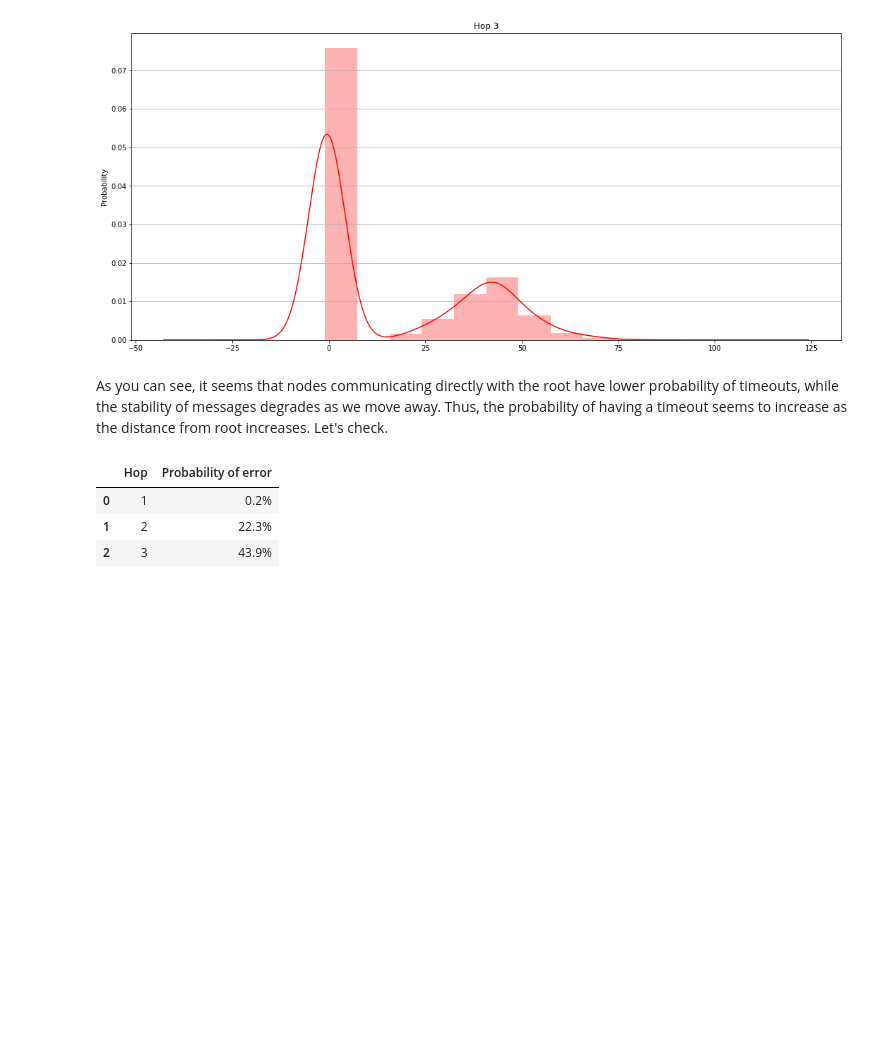
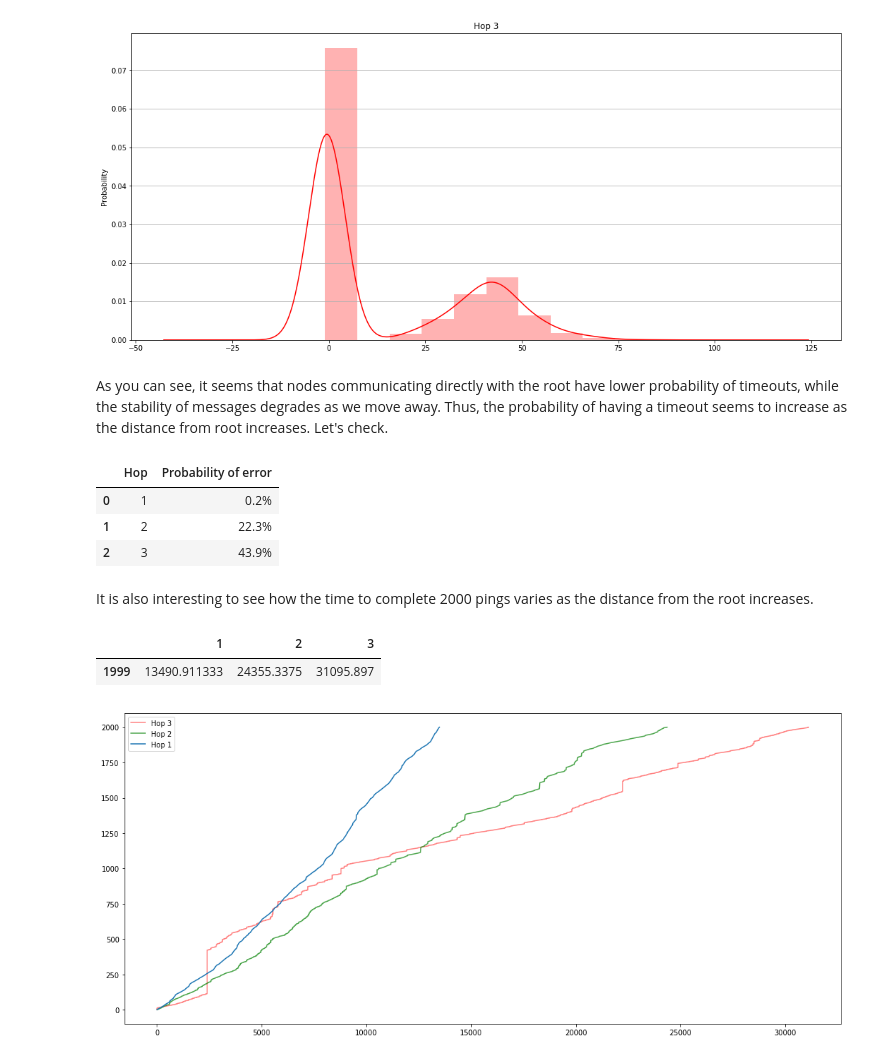
Before and after one commit to lucamaiano/data-driven-intrusion-detection, a Jupyter notebook: ExploratoryAnalysis.ipynb, the cells around one changed output. Drawn from its saved outputs; the diff is of its cells as text; code cells hidden in the pictures; blank space fills up the shorter version.

```diff
--- a/ExploratoryAnalysis.ipynb
+++ b/ExploratoryAnalysis.ipynb
@@ -191,3 +191,41 @@ pd.DataFrame([[h, str(hop_nodes[h].loc[hop_nodes[h] < 0].count()/hop_nodes[h].co
 | 0 | 1 | 0.2% |
 | 1 | 2 | 22.3% |
 | 2 | 3 | 43.9% |
+# %% [markdown]
+It is also interesting to see how the time to complete 2000 pings varies as the distance from the root increases.
+# %%
+time_nodes = {}
+for h in hops:
+    for time in hop_nodes[h].keys():
+        if h not in time_nodes:
+            if hop_nodes[h][time] < 0:
+                time_nodes[h] = [0.0]
+            else:
+                time_nodes[h] = [hop_nodes[h][time]]
+        else:
+            if hop_nodes[h][time] < 0:
+                time_nodes[h].append(time_nodes[h][-1])
+            else:
+                time_nodes[h].append(time_nodes[h][-1] + hop_nodes[h][time])
+
+time_nodes = pd.DataFrame(time_nodes)
+time_nodes.tail(1)
+# %% [output]
+|  | 1 | 2 | 3 |
+| 1999 | 13490.911333 | 24355.3375 | 31095.897 |
+# %%
+fig, ax = plt.subplots(figsize=(18,8))
+
+# Using plot(..., dashes=...) to set the dashing when creating a line
+line3, = ax.plot(time_nodes[3], icmp, 'red', alpha=0.5, label='Hop 3')
+
+# Using plot(..., dashes=...) to set the dashing when creating a line
+line2, = ax.plot(time_nodes[2], icmp, 'green', alpha=0.7, label='Hop 2')
+
+# Using set_dashes() to modify dashing of an existing line
+line1, = ax.plot(time_nodes[1], icmp, label='Hop 1')
+
+ax.legend()
+plt.show()
+# %% [output]
+[figure, added]
```
